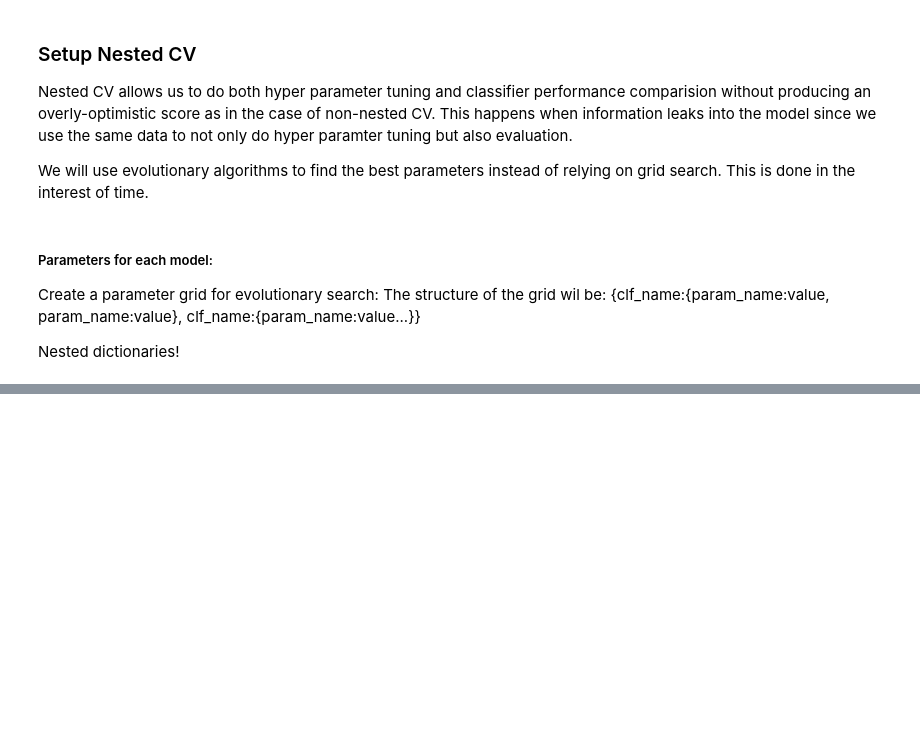
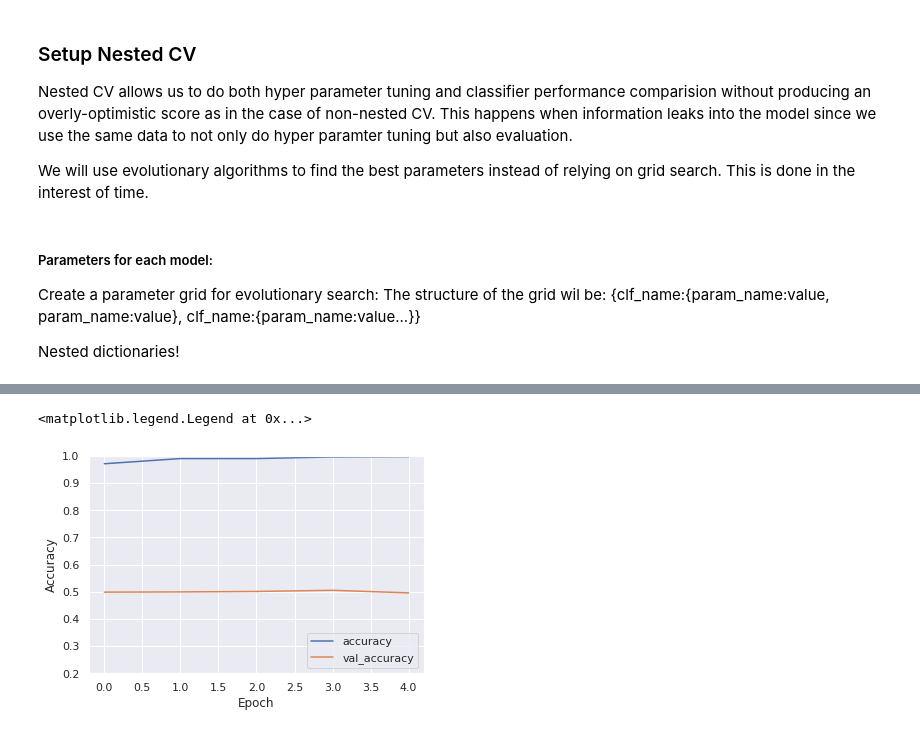
Before and after one commit to sharyar/CLFModelComparison, a Jupyter notebook: 03_ML_Notebooks/nested_cv_comparision.ipynb, the cells around one changed output, grey strips where cells are left out. Drawn from its saved outputs; the diff is of its cells as text; code cells hidden in the pictures; blank space fills up the shorter version.

```diff
--- a/03_ML_Notebooks/nested_cv_comparision.ipynb
+++ b/03_ML_Notebooks/nested_cv_comparision.ipynb
@@ -244,11 +238,11 @@ random.seed(42)
 k_neighbors_clf = KNeighborsClassifier()
 gaussianb_clf = GaussianNB()
 
-svm_clf_ovo = svm.SVC()
 svm_clf_ovr = svm.SVC()
 
+from sklearn.ensemble import RandomForestClassifier
 
-hist_grad_boost_clf = HistGradientBoostingClassifier()
+random_forest_clf = RandomForestClassifier()
 
 # Used for a baseline.
 dummy_clf = DummyClassifier()
@@ -261,14 +255,14 @@ tuner = kt.Hyperband(create_model,
                                     project_name = 'ece740-project1'
                                     )
 
+# Dictionary of all classifiers
 clfs = {
+    'tuner':tuner,
     'k_neighbors_clf' : k_neighbors_clf,
     'gaussianb_clf' : gaussianb_clf,
     'svm_clf_ovr' : svm_clf_ovr,
-    'svm_clf_ovo' : svm_clf_ovo,
-    'hist_grad_boost_clf' : hist_grad_boost_clf,
-    'dummy_clf': dummy_clf,
-    'tuner':tuner
+    'random_forest_clf' : random_forest_clf,
+    'dummy_clf': dummy_clf
 }
 
 scoring = {
@@ -300,8 +297,8 @@ non_nested_scores = {}
 
 for key, value in clfs.items():
     print(f'Fitting and testing {key} classifier')
-    outer_cv = StratifiedKFold(n_splits=4, shuffle=True, random_state=RANDOM_SEED)
-    inner_cv = StratifiedKFold(n_splits=4, shuffle=True, random_state=RANDOM_SEED)
+    outer_cv = StratifiedKFold(n_splits=3, shuffle=True, random_state=RANDOM_SEED)
+    inner_cv = StratifiedKFold(n_splits=3, shuffle=True, random_state=RANDOM_SEED)
 
     # Formats the label (y) as either integer encoding or one-hot encoding for non-cnn clfs
     # and cnn-clfs accordingly.
@@ -337,7 +334,6 @@ for key, value in clfs.items():
             predictions = one_hot_encoder.inverse_transform(predictions)
             test_target_oh = one_hot_encoder.inverse_transform(test_target)
 
-            # nested_scores[key].append(f1_score(test_target_oh, predictions, average='macro'))
             # Do testing & append scores
             custom_scorer(test_target_oh, predictions, nested_scores[key])
 
@@ -351,7 +347,7 @@ for key, value in clfs.items():
                         scoring='f1_macro',
                         cv=inner_cv,
                         n_jobs=n_jobs_param,
-                        verbose=1,
+                        verbose=2,
                         refit=True)
 
         clf.fit(X_scaled, y_current)
@@ -363,7 +359,10 @@ for key, value in clfs.items():
             y=y_current,
             scoring=scoring,
             cv=outer_cv,
-            n_jobs=-1,
+            n_jobs=n_jobs_param,
             verbose=2,
         )
+
+        print(f'Testing complete for {key}, results:')
+        print(nested_scores[key])
 # %% [output]
@@ -394,0 +480,13 @@ df_scores.to_csv('nest_scores.csv')
+# %%
+cnn_final = clfs['tuner'].get_best_models(num_models=1)[0]
+random_forest_final = RandomForestClassifier(n_estimators=200, random_state=42)
+# %%
+history = cnn_final.fit(X_scaled, y_one_hot, validation_split=0.8, epochs=5, )
+
+plt.plot(history.history['accuracy'], label='accuracy')
+plt.plot(history.history['val_accuracy'], label = 'val_accuracy')
+plt.xlabel('Epoch')
+plt.ylabel('Accuracy')
+plt.ylim([0.2, 1])
+plt.legend(loc='lower right')
+# %% [output]
@@ -394,0 +503,2 @@ df_scores.to_csv('nest_scores.csv')
+<matplotlib.legend.Legend at 0x...>
+[figure, added]
```
Also changed, not shown: parts of 16 cells of this notebook, 17 other files.
